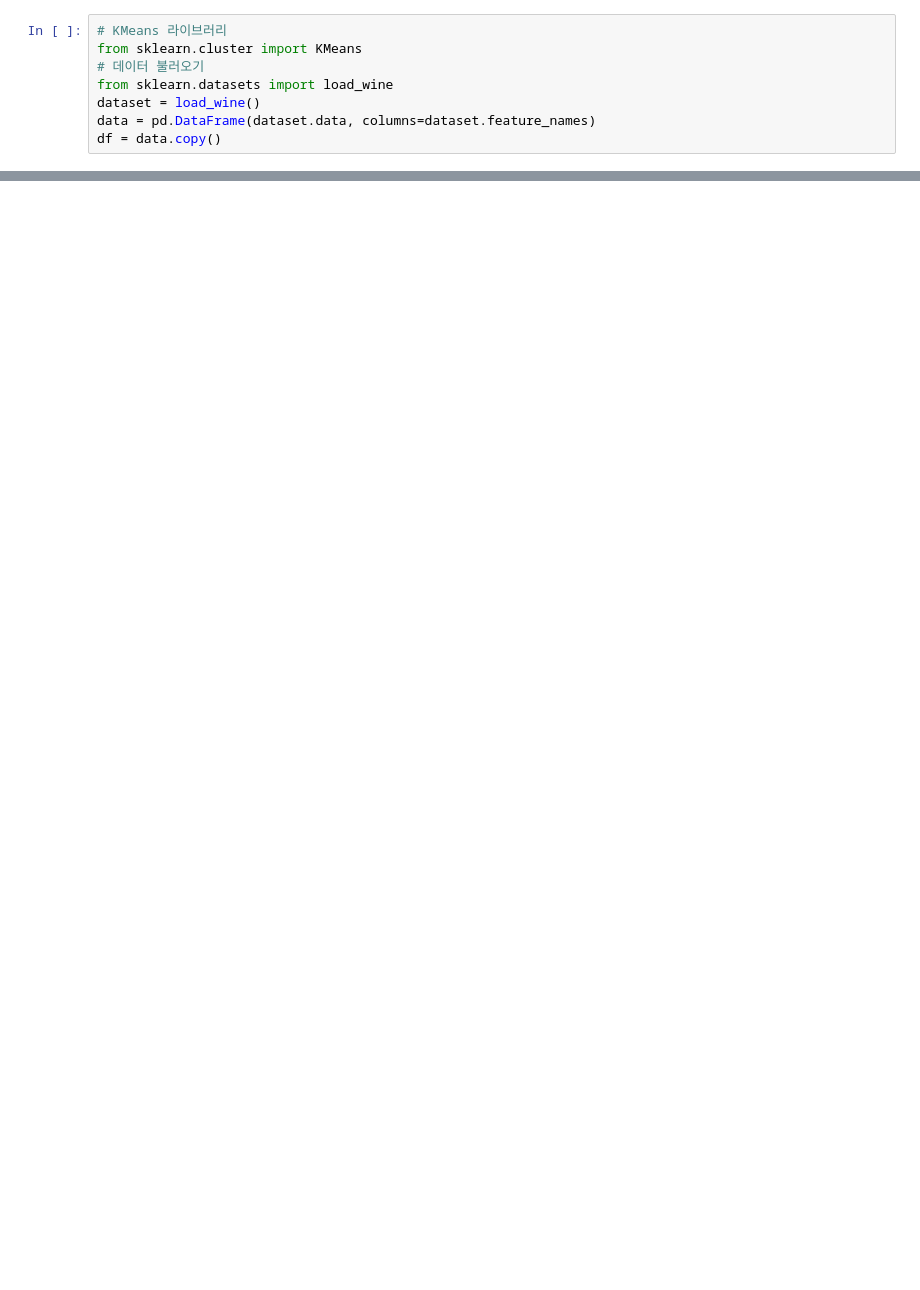
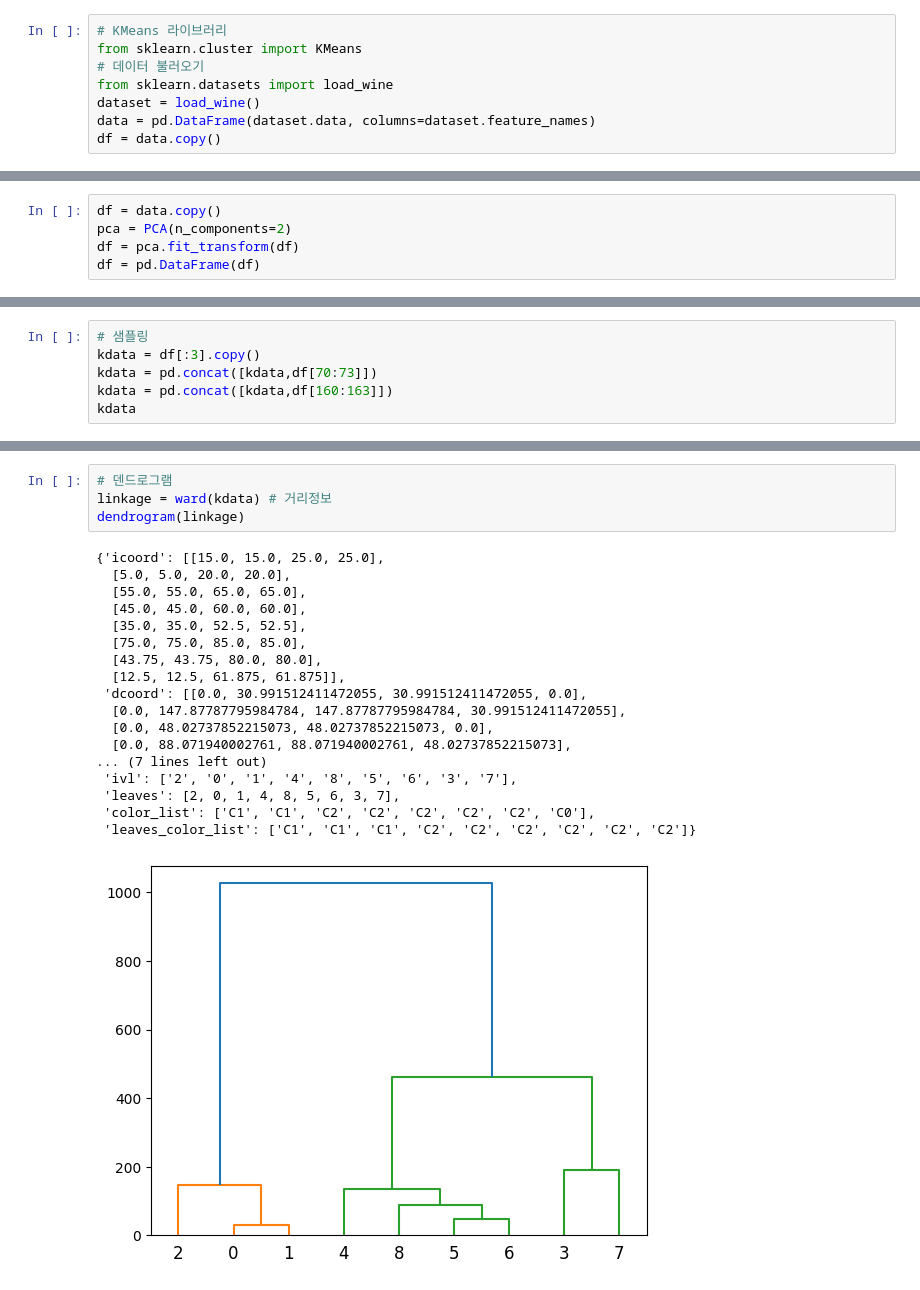
Before and after one commit to tomatojams/python_project, a Jupyter notebook: 모두의 연구소 3개월 집중 AI/3주차-5 비지도학습.ipynb, the cells around one changed output, grey strips where cells are left out. Cells and saved outputs as stored; diff of their text form; blank space fills up the shorter version.

```diff
--- a/모두의 연구소 3개월 집중 AI/3주차-5 비지도학습.ipynb
+++ b/모두의 연구소 3개월 집중 AI/3주차-5 비지도학습.ipynb
@@ -249,0 +382,5 @@ df = data.copy()
+# %%
+df = data.copy()
+pca = PCA(n_components=2)
+df = pca.fit_transform(df)
+df = pd.DataFrame(df)
@@ -249,0 +395,6 @@ df = data.copy()
+# %%
+# 샘플링
+kdata = df[:3].copy()
+kdata = pd.concat([kdata,df[70:73]])
+kdata = pd.concat([kdata,df[160:163]])
+kdata
@@ -249,0 +412,23 @@ df = data.copy()
+# %%
+# 덴드로그램
+linkage = ward(kdata) # 거리정보
+dendrogram(linkage)
+# %% [output]
+{'icoord': [[15.0, 15.0, 25.0, 25.0],
+  [5.0, 5.0, 20.0, 20.0],
+  [55.0, 55.0, 65.0, 65.0],
+  [45.0, 45.0, 60.0, 60.0],
+  [35.0, 35.0, 52.5, 52.5],
+  [75.0, 75.0, 85.0, 85.0],
+  [43.75, 43.75, 80.0, 80.0],
+  [12.5, 12.5, 61.875, 61.875]],
+ 'dcoord': [[0.0, 30.991512411472055, 30.991512411472055, 0.0],
+  [0.0, 147.87787795984784, 147.87787795984784, 30.991512411472055],
+  [0.0, 48.02737852215073, 48.02737852215073, 0.0],
+  [0.0, 88.071940002761, 88.071940002761, 48.02737852215073],
+... (7 lines left out)
+ 'ivl': ['2', '0', '1', '4', '8', '5', '6', '3', '7'],
+ 'leaves': [2, 0, 1, 4, 8, 5, 6, 3, 7],
+ 'color_list': ['C1', 'C1', 'C2', 'C2', 'C2', 'C2', 'C2', 'C0'],
+ 'leaves_color_list': ['C1', 'C1', 'C1', 'C2', 'C2', 'C2', 'C2', 'C2', 'C2']}
+[figure, added]
```
Also changed, not shown: parts of 16 cells of this notebook, 1 other file.
